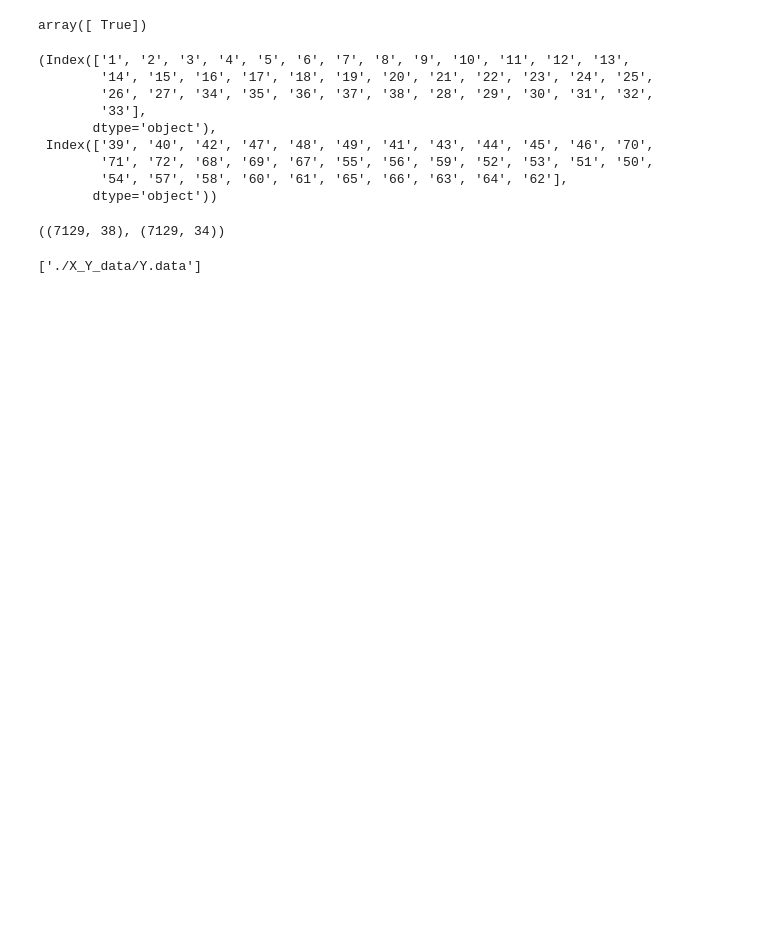
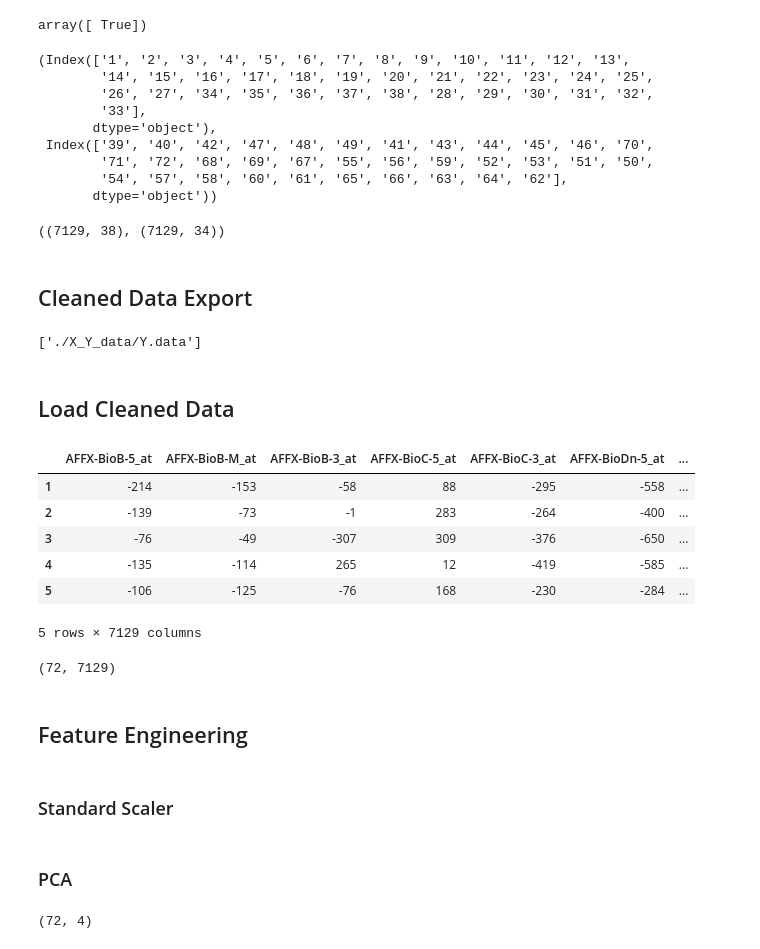
Before and after one commit to pulkitmehta/Molecular-Cancer-Classification-by-ML, a Jupyter notebook: main.ipynb, the cells around one changed output. Saved outputs shown, nothing was run; the diff lists cells and outputs as text; code cells hidden in the pictures; blank space fills up the shorter version.

```diff
--- a/main.ipynb
+++ b/main.ipynb
@@ -92,6 +96,10 @@ X=data.values
 Y=target
+# %% [markdown]
+## Cleaned Data Export
 # %%
 joblib.dump(X,"./X_Y_data/X.data")
 joblib.dump(Y,"./X_Y_data/Y.data")
 # %% [output]
 ['./X_Y_data/Y.data']
+# %% [markdown]
+## Load Cleaned Data
@@ -97,0 +109,14 @@ joblib.dump(Y,"./X_Y_data/Y.data")
+# %%
+df.head()
+# %% [output]
+|  | AFFX-BioB-5_at | AFFX-BioB-M_at | AFFX-BioB-3_at | AFFX-BioC-5_at | AFFX-BioC-3_at | AFFX-BioDn-5_at | ... |
+| 1 | -214 | -153 | -58 | 88 | -295 | -558 | ... |
+| 2 | -139 | -73 | -1 | 283 | -264 | -400 | ... |
+| 3 | -76 | -49 | -307 | 309 | -376 | -650 | ... |
+| 4 | -135 | -114 | 265 | 12 | -419 | -585 | ... |
+| 5 | -106 | -125 | -76 | 168 | -230 | -284 | ... |
+5 rows × 7129 columns
+# %%
+df.shape
+# %% [output]
+(72, 7129)
@@ -97,0 +125,4 @@ joblib.dump(Y,"./X_Y_data/Y.data")
+# %% [markdown]
+## Feature Engineering
+# %% [markdown]
+### Standard Scaler
@@ -97,0 +134,2 @@ joblib.dump(Y,"./X_Y_data/Y.data")
+# %% [markdown]
+### PCA
@@ -97,0 +141,4 @@ joblib.dump(Y,"./X_Y_data/Y.data")
+# %%
+X_pca.shape
+# %% [output]
+(72, 4)
```
Also changed, not shown: parts of 38 cells of this notebook, 1 other file.
